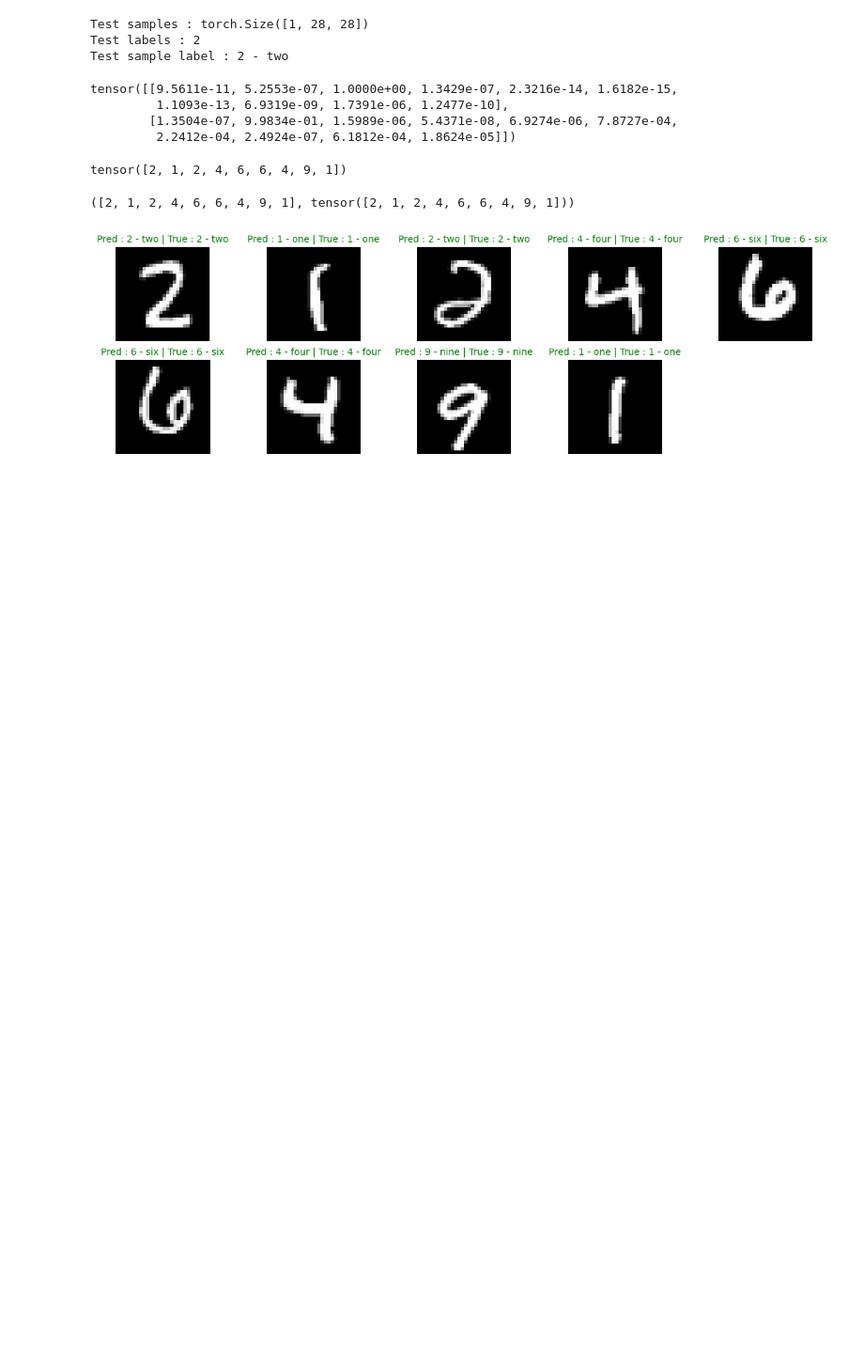
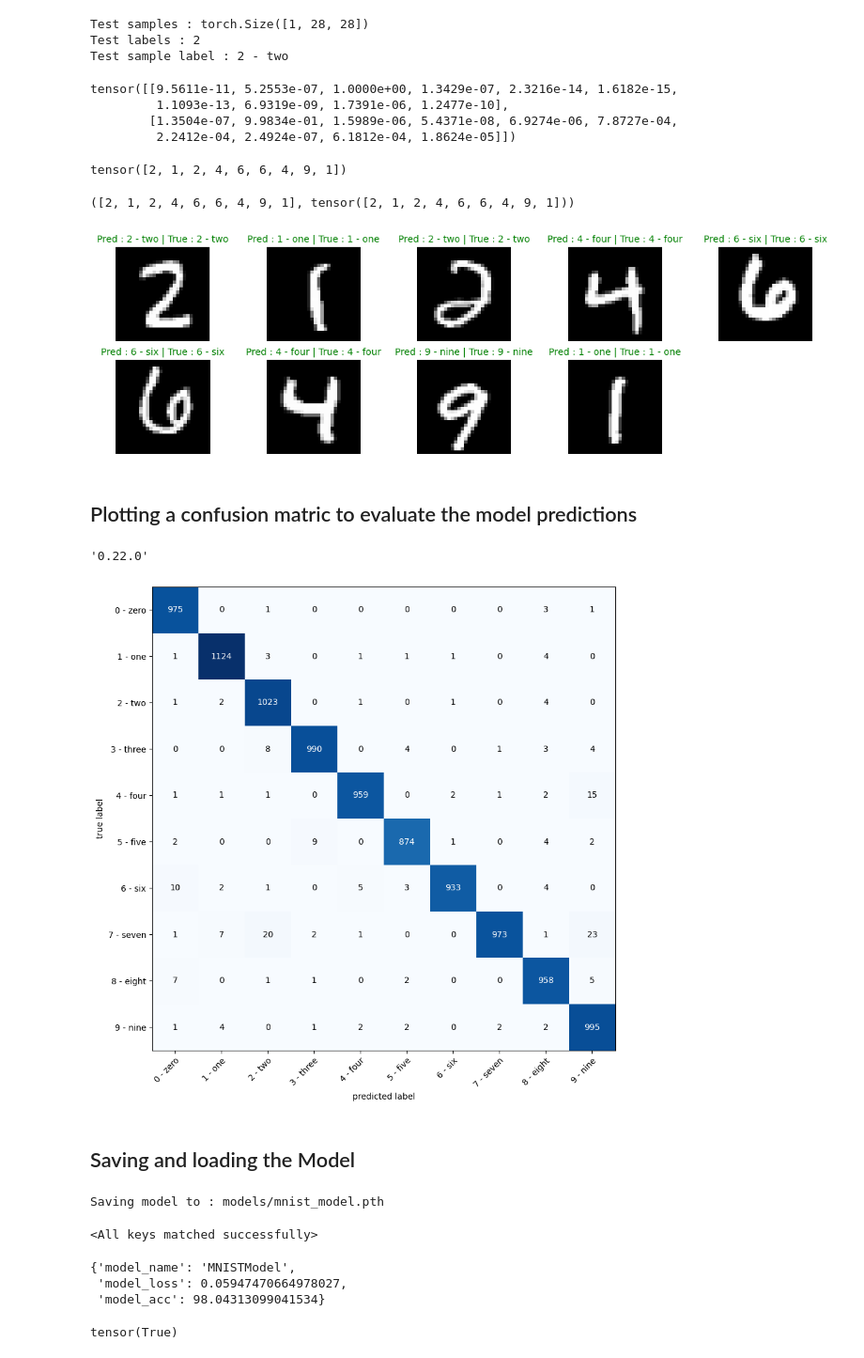
Before and after one commit to AmanullaChishty/Pytorch, a Jupyter notebook: ComputerVisionPytorch.ipynb, the cells around one changed output. Shown at 94% size. Cells and saved outputs as stored; diff of their text form; code cells hidden in the pictures; blank space fills up the shorter version.

```diff
--- a/ComputerVisionPytorch.ipynb
+++ b/ComputerVisionPytorch.ipynb
@@ -320,3 +320,21 @@ for i,sample in enumerate(test_samples):
   plt.axis(False)
 # %% [output]
 [figure]
+# %% [markdown]
+## Plotting a confusion matric to evaluate the model predictions
+# %%
+from tqdm.auto import tqdm
+
+y_preds = []
+model_0.eval
+with torch.inference_mode():
+  for X,y in tqdm(test_dataloader,desc = "Making Predictions"):
+    y_logits = model_0(X)
+    y_pred = torch.softmax(y_logits,dim=1).argmax(dim=1)
+    y_preds.append(y_pred)
+y_pred_tensor = torch.cat(y_preds)
+# %%
+import mlxtend
+mlxtend.__version__
+# %% [output]
+'0.22.0'
@@ -322,0 +343,44 @@ for i,sample in enumerate(test_samples):
+# %%
+from torchmetrics import ConfusionMatrix
+from mlxtend.plotting import plot_confusion_matrix
+
+cofmat = ConfusionMatrix(num_classes=len(class_names),task="multiclass")
+cofmat_tensor = cofmat(y_pred_tensor,test_data.targets)
+
+fx,ax = plot_confusion_matrix(conf_mat=cofmat_tensor.numpy(),figsize=(10,10),class_names=class_names)
+# %% [output]
+[figure, added]
+# %% [markdown]
+## Saving and loading the Model
+# %%
+from pathlib import Path
+
+MODEL_PATH = Path("models")
+MODEL_PATH.mkdir(parents=True,exist_ok=True)
+
+MODEL_NAME = "mnist_model.pth"
+MODEL_SAVE_PATH = MODEL_PATH / MODEL_NAME
+
+print(f"Saving model to : {MODEL_SAVE_PATH}")
+torch.save(obj=model_0.state_dict(),f=MODEL_SAVE_PATH)
+# %% [output]
+Saving model to : models/mnist_model.pth
+# %%
+loaded_model_0 = MNISTModel(input_shape=1,output_shape=len(class_names),hidden_units=10)
+loaded_model_0.load_state_dict(torch.load(f=MODEL_SAVE_PATH))
+# %% [output]
+<All keys matched successfully>
+# %%
+torch.manual_seed(42)
+
+loaded_model_0_results = eval_model(model=loaded_model_0,data_loader=test_dataloader,loss_fn=loss_fn,accuracy_fn=accuracy_fn)
+loaded_model_0_results
+# %% [output]
+{'model_name': 'MNISTModel',
+ 'model_loss': 0.05947470664978027,
+ 'model_acc': 98.04313099041534}
+# %%
+# Check to see if results are close to each other (if they are very far away, there may be an error)
+torch.isclose(torch.tensor(loaded_model_0_results["model_loss"]),torch.tensor(model_results["model_loss"]),atol=1e-08,rtol=1e-05)
+# %% [output]
+tensor(True)
```
Also changed, not shown: parts of 1 cell of this notebook.
